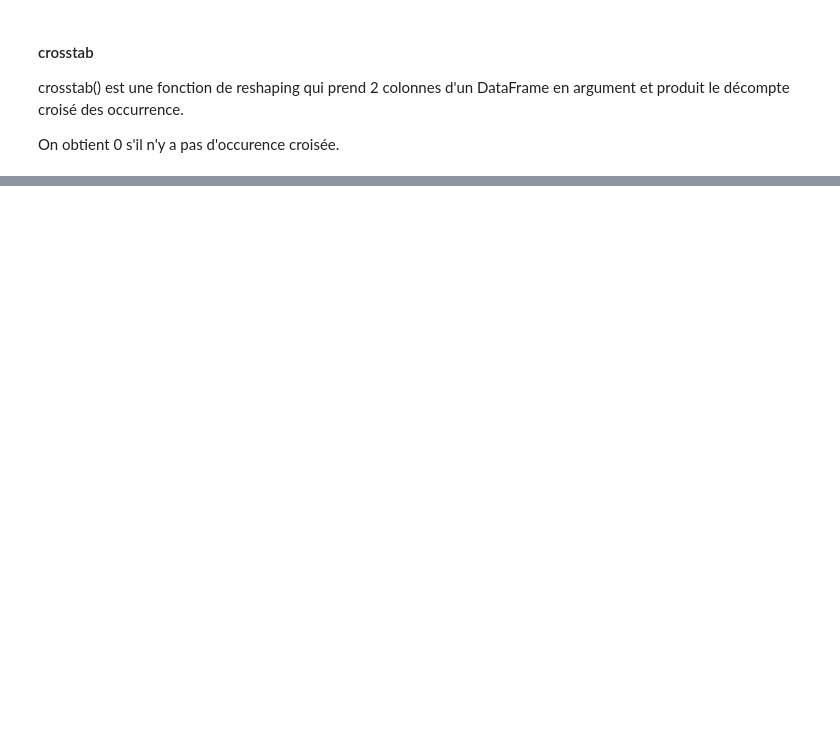
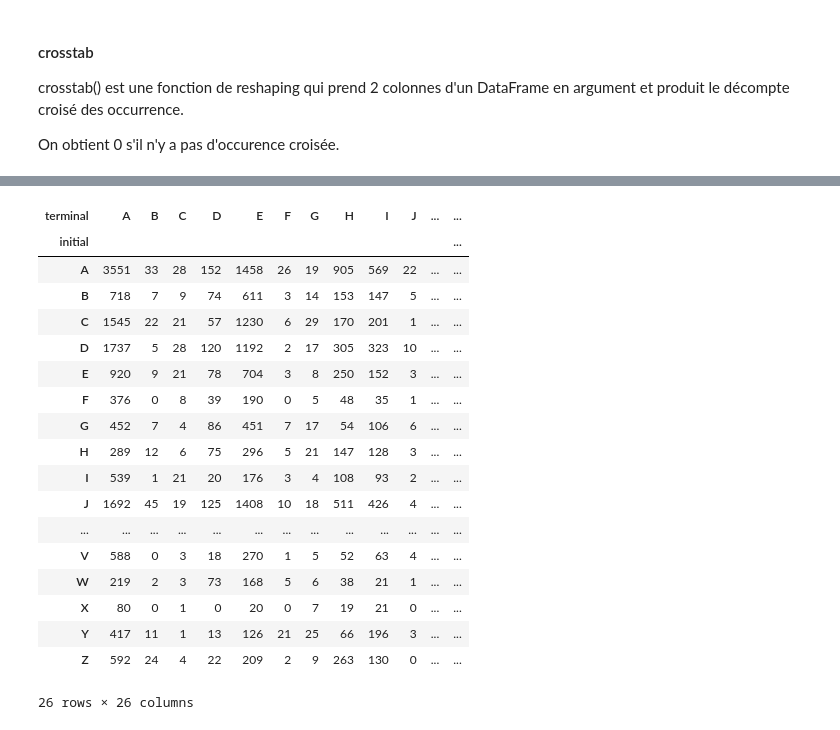
Before and after one commit to fran6w/INFMDI-721, a Jupyter notebook: session5/corrige_projet4_session5.ipynb, the cells around one changed output, grey strips where cells are left out. Cells and saved outputs as stored; diff of their text form; code cells hidden in the pictures; blank space fills up the shorter version.

```diff
--- a/session5/corrige_projet4_session5.ipynb
+++ b/session5/corrige_projet4_session5.ipynb
@@ -339,9 +727,29 @@ pd.crosstab(df_us['initial'], df_us['terminal'])
 # %%
 # pivot_table
 df_us.pivot_table(values='name',
                   index='initial',
                   columns='terminal',
-                  aggfunc='nunique')#.fillna(0).astype(int)
+                  aggfunc='nunique').fillna(0).astype(int)
+# %% [output]
+| terminal | A | B | C | D | E | F | G | H | I | J | ... | ... |
+| initial |  |  |  |  |  |  |  |  |  |  |  | ... |
+| A | 3551 | 33 | 28 | 152 | 1458 | 26 | 19 | 905 | 569 | 22 | ... | ... |
+| B | 718 | 7 | 9 | 74 | 611 | 3 | 14 | 153 | 147 | 5 | ... | ... |
+| C | 1545 | 22 | 21 | 57 | 1230 | 6 | 29 | 170 | 201 | 1 | ... | ... |
+| D | 1737 | 5 | 28 | 120 | 1192 | 2 | 17 | 305 | 323 | 10 | ... | ... |
+| E | 920 | 9 | 21 | 78 | 704 | 3 | 8 | 250 | 152 | 3 | ... | ... |
+| F | 376 | 0 | 8 | 39 | 190 | 0 | 5 | 48 | 35 | 1 | ... | ... |
+| G | 452 | 7 | 4 | 86 | 451 | 7 | 17 | 54 | 106 | 6 | ... | ... |
+| H | 289 | 12 | 6 | 75 | 296 | 5 | 21 | 147 | 128 | 3 | ... | ... |
+| I | 539 | 1 | 21 | 20 | 176 | 3 | 4 | 108 | 93 | 2 | ... | ... |
+| J | 1692 | 45 | 19 | 125 | 1408 | 10 | 18 | 511 | 426 | 4 | ... | ... |
+| ... | ... | ... | ... | ... | ... | ... | ... | ... | ... | ... | ... | ... |
+| V | 588 | 0 | 3 | 18 | 270 | 1 | 5 | 52 | 63 | 4 | ... | ... |
+| W | 219 | 2 | 3 | 73 | 168 | 5 | 6 | 38 | 21 | 1 | ... | ... |
+| X | 80 | 0 | 1 | 0 | 20 | 0 | 7 | 19 | 21 | 0 | ... | ... |
+| Y | 417 | 11 | 1 | 13 | 126 | 21 | 25 | 66 | 196 | 3 | ... | ... |
+| Z | 592 | 24 | 4 | 22 | 209 | 2 | 9 | 263 | 130 | 0 | ... | ... |
+26 rows × 26 columns
 # %%
 # Z x Z
 df_us.loc[(df_us['initial'] == 'Z') & (df_us['terminal'] == 'Z')]
```
Also changed, not shown: parts of 47 cells of this notebook.
